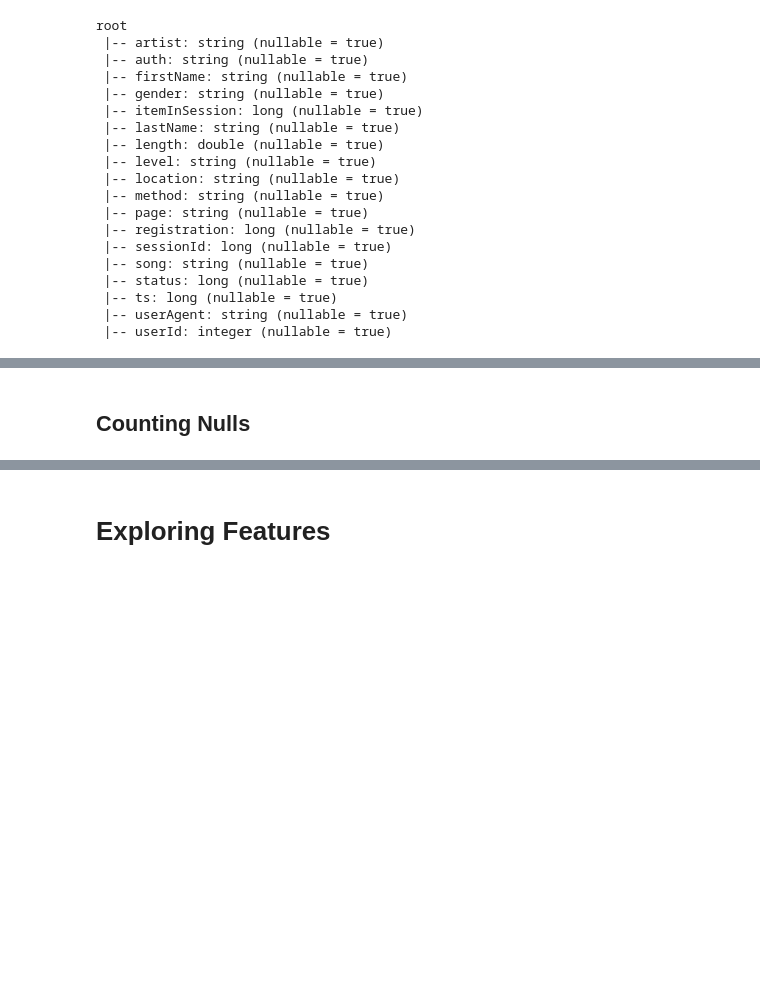
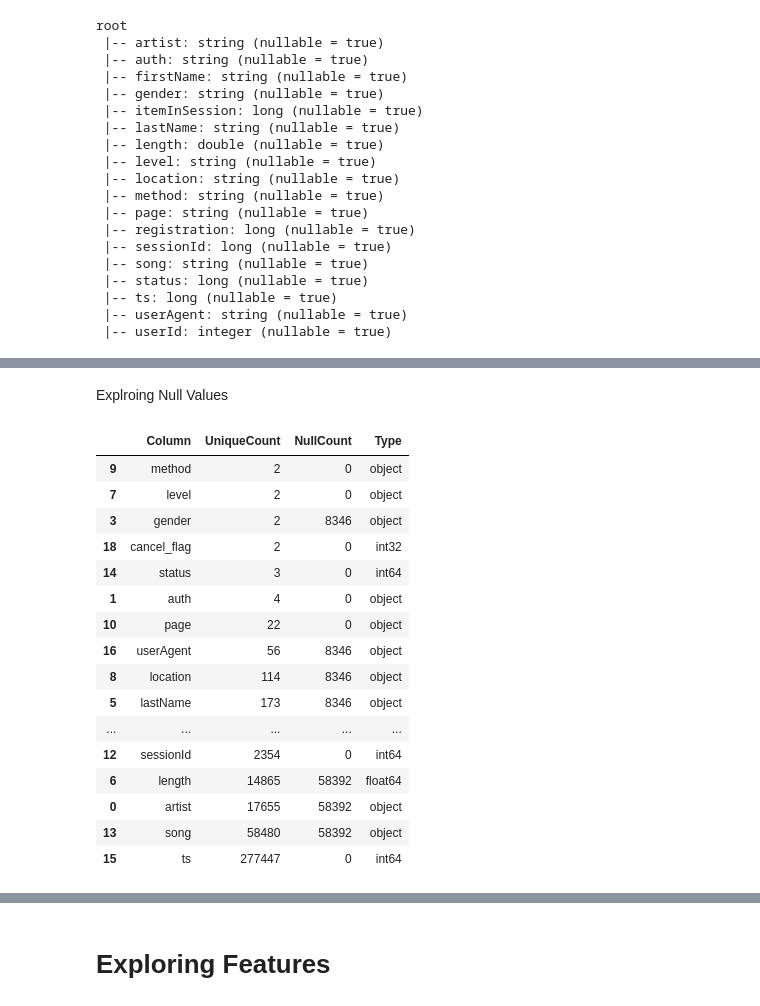
Before and after one commit to fletcherjacob/churn_project, a Jupyter notebook: spotify_churn.ipynb, the cells around one changed output, grey strips where cells are left out. Cells and saved outputs as stored; diff of their text form; code cells hidden in the pictures; blank space fills up the shorter version.

```diff
--- a/spotify_churn.ipynb
+++ b/spotify_churn.ipynb
@@ -173,23 +173,55 @@ num_cols = [
 obj_cols = [
     psdf.dtypes[i][0] for i in range(len(psdf.columns)) if psdf.dtypes[i][1] == "string"
 ]
-# %% [markdown]
-## Counting Nulls
+# %% [markdown]
+Explroing Null Values
 # %%
-summary_counts = [
-    {
-        "Column": c,
-        "UniqueCount": psdf[[c]].distinct().count(),
-        "NullCount": psdf[[c]].filter(col(c).isNull()).count(),
-        "Type": psdf[[c]].dtypes[0][1],
-    }
-    for c in psdf.columns
-]
-# Create a Pandas DataFrame
-summary_counts_df = pd.DataFrame(summary_counts).sort_values("UniqueCount")
+def unique_nulls_count(df):
+    if isinstance(df, DataFrame):
+        summary_counts = [
+            {
+                "Column": c,
+                "UniqueCount": df[[c]].distinct().count(),
+                "NullCount": df[[c]].filter(col(c).isNull()).count(),
+                "Type": df[[c]].dtypes[0][1],
+            }
+            for c in df.columns
+        ]
+    if isinstance(df, pd.DataFrame):
+        summary_counts = [
+            {
+                "Column": c,
+                "UniqueCount": df[c].nunique(),
+                "NullCount": df[c].isnull().sum(),
+                "Type": df[c].dtype,
+            }
+            for c in df.columns
+        ]
+
+    # Create a Pandas DataFrame
+    return pd.DataFrame(summary_counts).sort_values("UniqueCount")
+
 
 # columns_with_nulls = [summary_counts_df.iloc[i][0] for i in range(summary_counts_df.shape[0]) if summary_counts_df.iloc[i][2] > 0]
-print(summary_counts_df.shape[0])
+summary_counts_df = unique_nulls_count(psdf.toPandas())
 style_df(summary_counts_df.iloc[:9]).export_png("summary_counts(part1).png")
 style_df(summary_counts_df.iloc[9:]).export_png("summary_counts(part2).png")
 style_df(summary_counts_df)
+# %% [output]
+|  | Column | UniqueCount | NullCount | Type |
+| 9 | method | 2 | 0 | object |
+| 7 | level | 2 | 0 | object |
+| 3 | gender | 2 | 8346 | object |
+| 18 | cancel_flag | 2 | 0 | int32 |
+| 14 | status | 3 | 0 | int64 |
+| 1 | auth | 4 | 0 | object |
+| 10 | page | 22 | 0 | object |
+| 16 | userAgent | 56 | 8346 | object |
+| 8 | location | 114 | 8346 | object |
+| 5 | lastName | 173 | 8346 | object |
+| ... | ... | ... | ... | ... |
+| 12 | sessionId | 2354 | 0 | int64 |
+| 6 | length | 14865 | 58392 | float64 |
+| 0 | artist | 17655 | 58392 | object |
+| 13 | song | 58480 | 58392 | object |
+| 15 | ts | 277447 | 0 | int64 |
```
Also changed, not shown: parts of 8 cells of this notebook.
